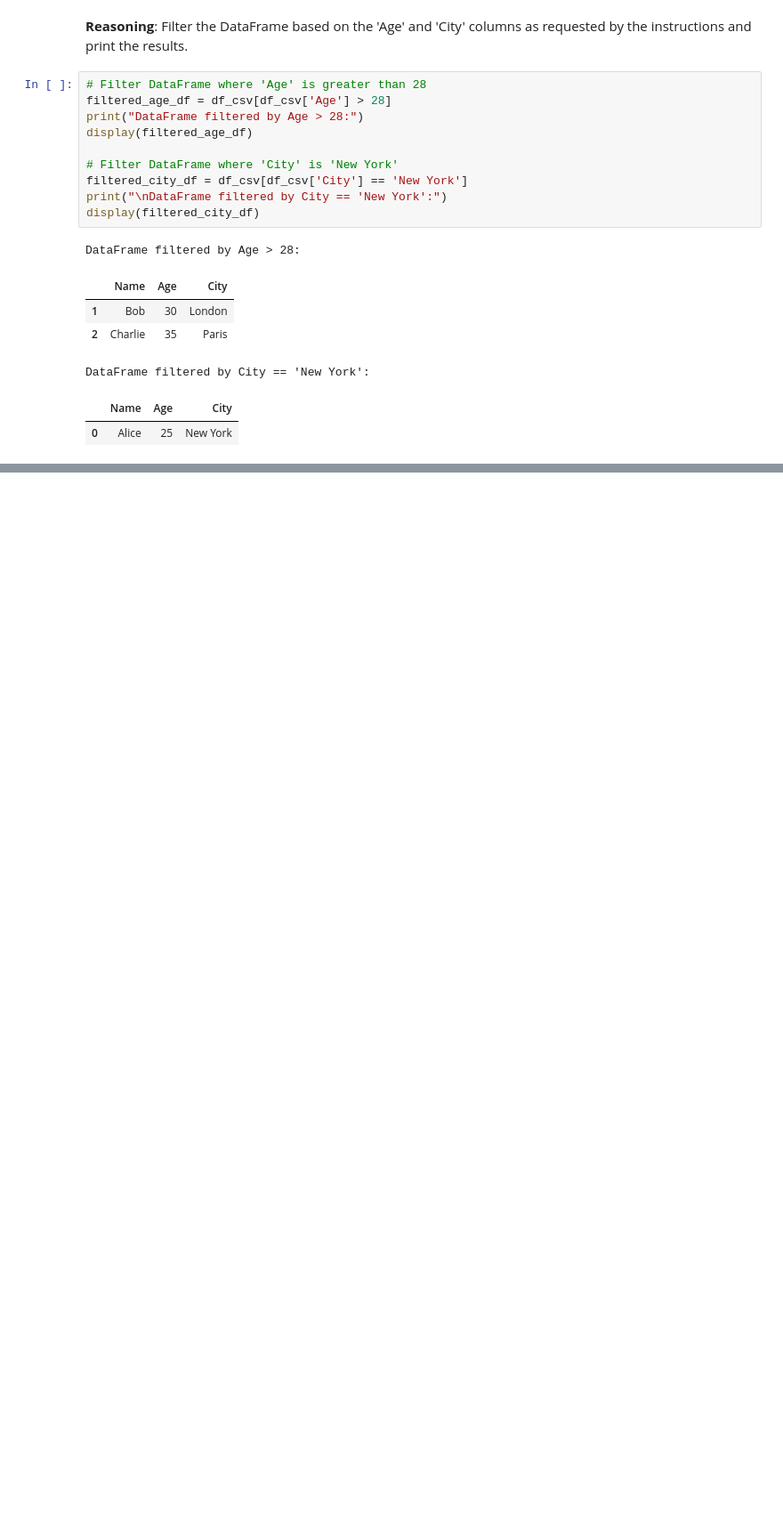
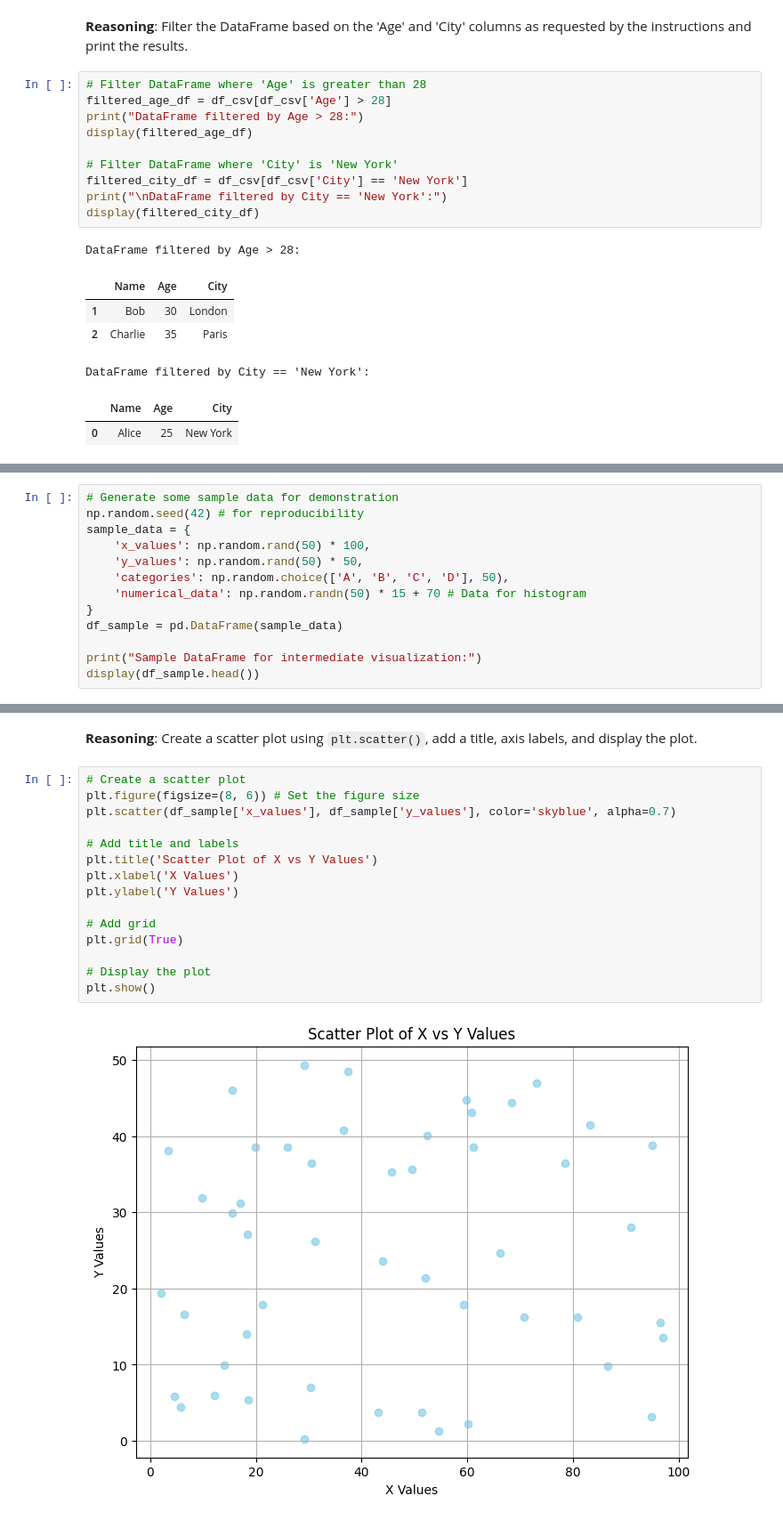
Before and after one commit to AI-Junction/Learn-ML, a Jupyter notebook: LearnPandasPart3.ipynb, the cells around one changed output, grey strips where cells are left out. Shown at 89% size. Saved outputs shown, nothing was run; the diff lists cells and outputs as text; blank space fills up the shorter version.

```diff
--- a/LearnPandasPart3.ipynb
+++ b/LearnPandasPart3.ipynb
@@ -178,0 +442,13 @@ DataFrame filtered by City == 'New York':
+# %%
+# Generate some sample data for demonstration
+np.random.seed(42) # for reproducibility
+sample_data = {
+    'x_values': np.random.rand(50) * 100,
+    'y_values': np.random.rand(50) * 50,
+    'categories': np.random.choice(['A', 'B', 'C', 'D'], 50),
+    'numerical_data': np.random.randn(50) * 15 + 70 # Data for histogram
+}
+df_sample = pd.DataFrame(sample_data)
+
+print("Sample DataFrame for intermediate visualization:")
+display(df_sample.head())
@@ -178,0 +467,20 @@ DataFrame filtered by City == 'New York':
+# %% [markdown]
+**Reasoning**:
+Create a scatter plot using `plt.scatter()`, add a title, axis labels, and display the plot.
+# %%
+# Create a scatter plot
+plt.figure(figsize=(8, 6)) # Set the figure size
+plt.scatter(df_sample['x_values'], df_sample['y_values'], color='skyblue', alpha=0.7)
+
+# Add title and labels
+plt.title('Scatter Plot of X vs Y Values')
+plt.xlabel('X Values')
+plt.ylabel('Y Values')
+
+# Add grid
+plt.grid(True)
+
+# Display the plot
+plt.show()
+# %% [output]
+[figure, added]
```
Also changed, not shown: parts of 29 cells of this notebook.
